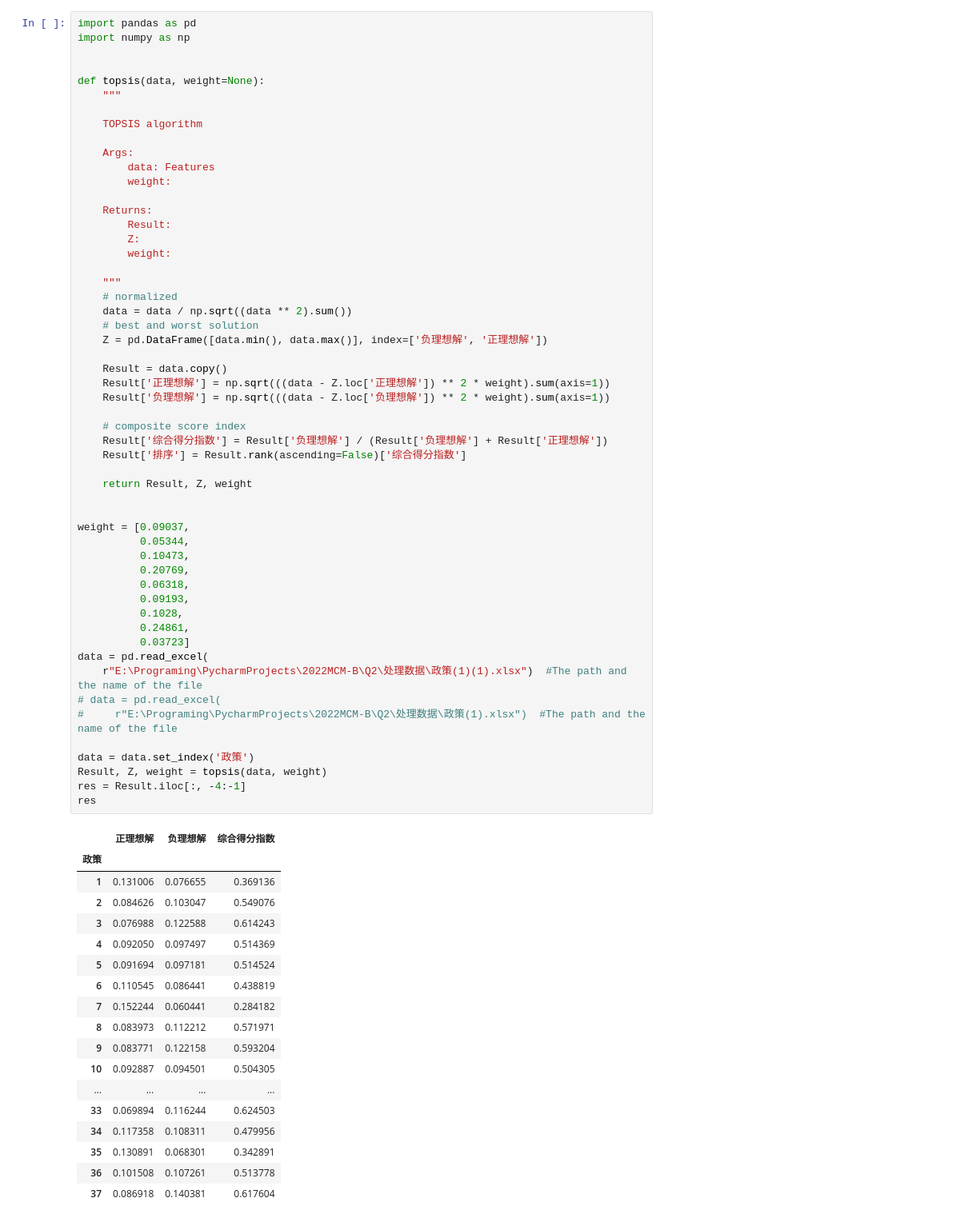
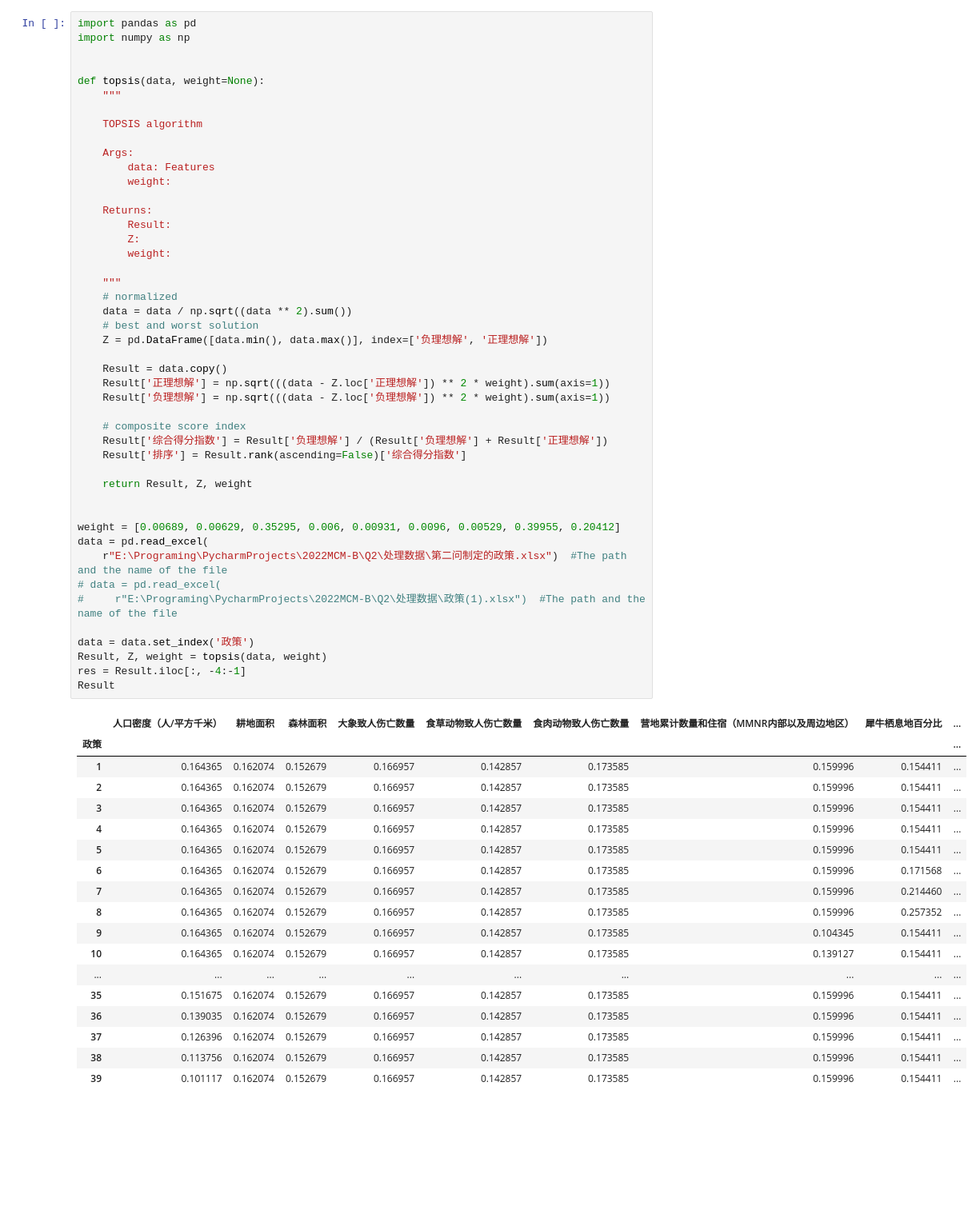
Before and after one commit to eric-gitta-moore/2022MCM-B, a Jupyter notebook: Q2/topsis.ipynb, the cells around one changed output. Shown at 80% size. Drawn from its saved outputs; the diff is of its cells as text; blank space fills up the shorter version.

```diff
--- a/Q2/topsis.ipynb
+++ b/Q2/topsis.ipynb
@@ -15,62 +15,54 @@ def topsis(data, weight=None):
     Returns:
         Result:
         Z:
         weight:
 
     """
     # normalized
     data = data / np.sqrt((data ** 2).sum())
     # best and worst solution
     Z = pd.DataFrame([data.min(), data.max()], index=['负理想解', '正理想解'])
 
     Result = data.copy()
     Result['正理想解'] = np.sqrt(((data - Z.loc['正理想解']) ** 2 * weight).sum(axis=1))
     Result['负理想解'] = np.sqrt(((data - Z.loc['负理想解']) ** 2 * weight).sum(axis=1))
 
     # composite score index
     Result['综合得分指数'] = Result['负理想解'] / (Result['负理想解'] + Result['正理想解'])
     Result['排序'] = Result.rank(ascending=False)['综合得分指数']
 
     return Result, Z, weight
 
 
-weight = [0.09037,
-          0.05344,
-          0.10473,
-          0.20769,
-          0.06318,
-          0.09193,
-          0.1028,
-          0.24861,
-          0.03723]
+weight = [0.00689, 0.00629, 0.35295, 0.006, 0.00931, 0.0096, 0.00529, 0.39955, 0.20412]
 data = pd.read_excel(
-    r"E:\Programing\PycharmProjects\2022MCM-B\Q2\处理数据\政策(1)(1).xlsx")  #The path and the name of the file
+    r"E:\Programing\PycharmProjects\2022MCM-B\Q2\处理数据\第二问制定的政策.xlsx")  #The path and the name of the file
 # data = pd.read_excel(
 #     r"E:\Programing\PycharmProjects\2022MCM-B\Q2\处理数据\政策(1).xlsx")  #The path and the name of the file
 
 data = data.set_index('政策')
 Result, Z, weight = topsis(data, weight)
 res = Result.iloc[:, -4:-1]
-res
+Result
 # %% [output]
-|  | 正理想解 | 负理想解 | 综合得分指数 |
-| 政策 |  |  |  |
-| 1 | 0.131006 | 0.076655 | 0.369136 |
-| 2 | 0.084626 | 0.103047 | 0.549076 |
-| 3 | 0.076988 | 0.122588 | 0.614243 |
-| 4 | 0.092050 | 0.097497 | 0.514369 |
-| 5 | 0.091694 | 0.097181 | 0.514524 |
-| 6 | 0.110545 | 0.086441 | 0.438819 |
-| 7 | 0.152244 | 0.060441 | 0.284182 |
-| 8 | 0.083973 | 0.112212 | 0.571971 |
-| 9 | 0.083771 | 0.122158 | 0.593204 |
-| 10 | 0.092887 | 0.094501 | 0.504305 |
-| ... | ... | ... | ... |
-| 33 | 0.069894 | 0.116244 | 0.624503 |
-| 34 | 0.117358 | 0.108311 | 0.479956 |
-| 35 | 0.130891 | 0.068301 | 0.342891 |
-| 36 | 0.101508 | 0.107261 | 0.513778 |
-| 37 | 0.086918 | 0.140381 | 0.617604 |
+|  | 人口密度（人/平方千米） | 耕地面积 | 森林面积 | 大象致人伤亡数量 | 食草动物致人伤亡数量 | 食肉动物致人伤亡数量 | 营地累计数量和住宿（MMNR内部以及周边地区） | 犀牛栖息地百分比 | ... |
+| 政策 |  |  |  |  |  |  |  |  | ... |
+| 1 | 0.164365 | 0.162074 | 0.152679 | 0.166957 | 0.142857 | 0.173585 | 0.159996 | 0.154411 | ... |
+| 2 | 0.164365 | 0.162074 | 0.152679 | 0.166957 | 0.142857 | 0.173585 | 0.159996 | 0.154411 | ... |
+| 3 | 0.164365 | 0.162074 | 0.152679 | 0.166957 | 0.142857 | 0.173585 | 0.159996 | 0.154411 | ... |
+| 4 | 0.164365 | 0.162074 | 0.152679 | 0.166957 | 0.142857 | 0.173585 | 0.159996 | 0.154411 | ... |
+| 5 | 0.164365 | 0.162074 | 0.152679 | 0.166957 | 0.142857 | 0.173585 | 0.159996 | 0.154411 | ... |
+| 6 | 0.164365 | 0.162074 | 0.152679 | 0.166957 | 0.142857 | 0.173585 | 0.159996 | 0.171568 | ... |
+| 7 | 0.164365 | 0.162074 | 0.152679 | 0.166957 | 0.142857 | 0.173585 | 0.159996 | 0.214460 | ... |
+| 8 | 0.164365 | 0.162074 | 0.152679 | 0.166957 | 0.142857 | 0.173585 | 0.159996 | 0.257352 | ... |
+| 9 | 0.164365 | 0.162074 | 0.152679 | 0.166957 | 0.142857 | 0.173585 | 0.104345 | 0.154411 | ... |
+| 10 | 0.164365 | 0.162074 | 0.152679 | 0.166957 | 0.142857 | 0.173585 | 0.139127 | 0.154411 | ... |
+| ... | ... | ... | ... | ... | ... | ... | ... | ... | ... |
+| 35 | 0.151675 | 0.162074 | 0.152679 | 0.166957 | 0.142857 | 0.173585 | 0.159996 | 0.154411 | ... |
+| 36 | 0.139035 | 0.162074 | 0.152679 | 0.166957 | 0.142857 | 0.173585 | 0.159996 | 0.154411 | ... |
+| 37 | 0.126396 | 0.162074 | 0.152679 | 0.166957 | 0.142857 | 0.173585 | 0.159996 | 0.154411 | ... |
+| 38 | 0.113756 | 0.162074 | 0.152679 | 0.166957 | 0.142857 | 0.173585 | 0.159996 | 0.154411 | ... |
+| 39 | 0.101117 | 0.162074 | 0.152679 | 0.166957 | 0.142857 | 0.173585 | 0.159996 | 0.154411 | ... |
 # %%
 import matplotlib.pyplot as plt
 import numpy as np
```
Also changed, not shown: parts of 1 cell of this notebook, 5 other files.
